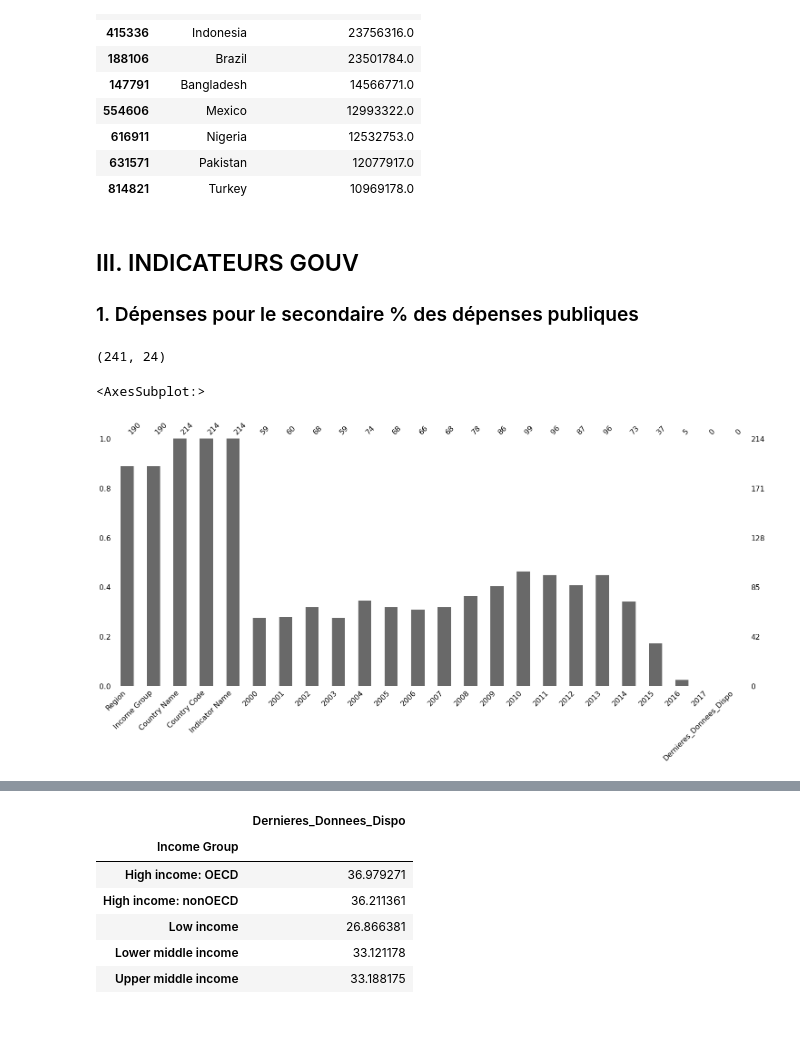
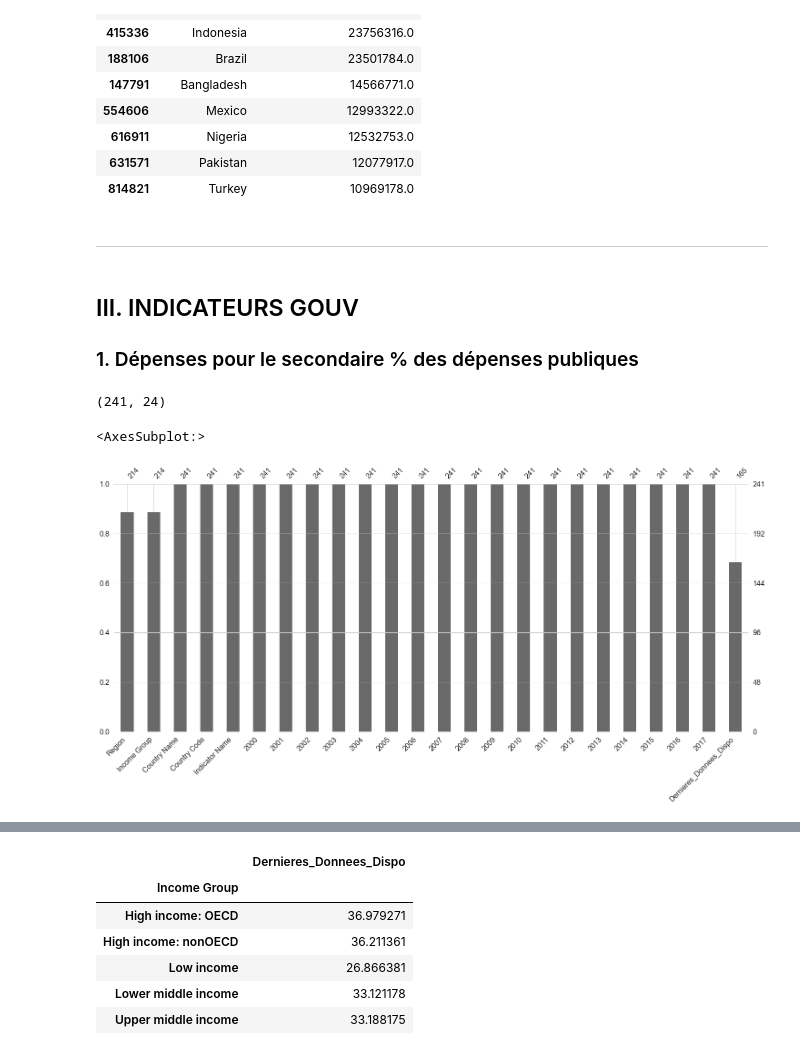
Before and after one commit to Charlotte-1987/openclassroom-projet2, a Jupyter notebook: notebook.ipynb, the cells around one changed output, grey strips where cells are left out. Drawn from its saved outputs; the diff is of its cells as text; code cells hidden in the pictures; blank space fills up the shorter version.

Commit message:
maj de la journée du 19/05. pour supermentor: voir la partie à débloquer. pour Cha: revoir graph + commentaires

```diff
--- a/notebook.ipynb
+++ b/notebook.ipynb
@@ -566,6 +735,8 @@ df_secondaire3_selection.loc[:,['Country Name','Dernieres_Donnees_Dispo']].sort_
 | 616911 | Nigeria | 12532753.0 |
 | 631571 | Pakistan | 12077917.0 |
 | 814821 | Turkey | 10969178.0 |
+# %% [markdown]
+***
 # %% [markdown]
 ## III. INDICATEURS GOUV
 ### 1. Dépenses pour le secondaire % des dépenses publiques
@@ -574,14 +745,13 @@ df_secondaire3_selection.loc[:,['Country Name','Dernieres_Donnees_Dispo']].sort_
 # Expenditure on secondary as % of government expenditure on education (%)
 
 df_aide_gouvernement1 = df_base[df_base['Indicator Name'].isin(['Expenditure on secondary as % of government expenditure on education (%)'])]
-
-# 99 en 2010, au max du remplissage
+df_aide_gouvernement1_complet = df_aide_gouvernement1.fillna(method ='ffill', axis = 1)
+df_aide_gouvernement1_complet['Dernieres_Donnees_Dispo'] = pd.to_numeric(df_aide_gouvernement1_complet['Dernieres_Donnees_Dispo'],errors='coerce', downcast="float")
+df_aide_gouvernement1_complet.shape
+# %% [output]
+(241, 24)
-# %%
-df_aide_gouvernement1.shape
-# %% [output]
-(241, 24)
 # %%
-msno.bar(df_aide_gouvernement1.sample(214))
+msno.bar(df_aide_gouvernement1_complet.sample(241))
 # %% [output]
 <AxesSubplot:>
-[figure, old version]
+[figure, new version]
```
Also changed, not shown: parts of 82 cells of this notebook.
